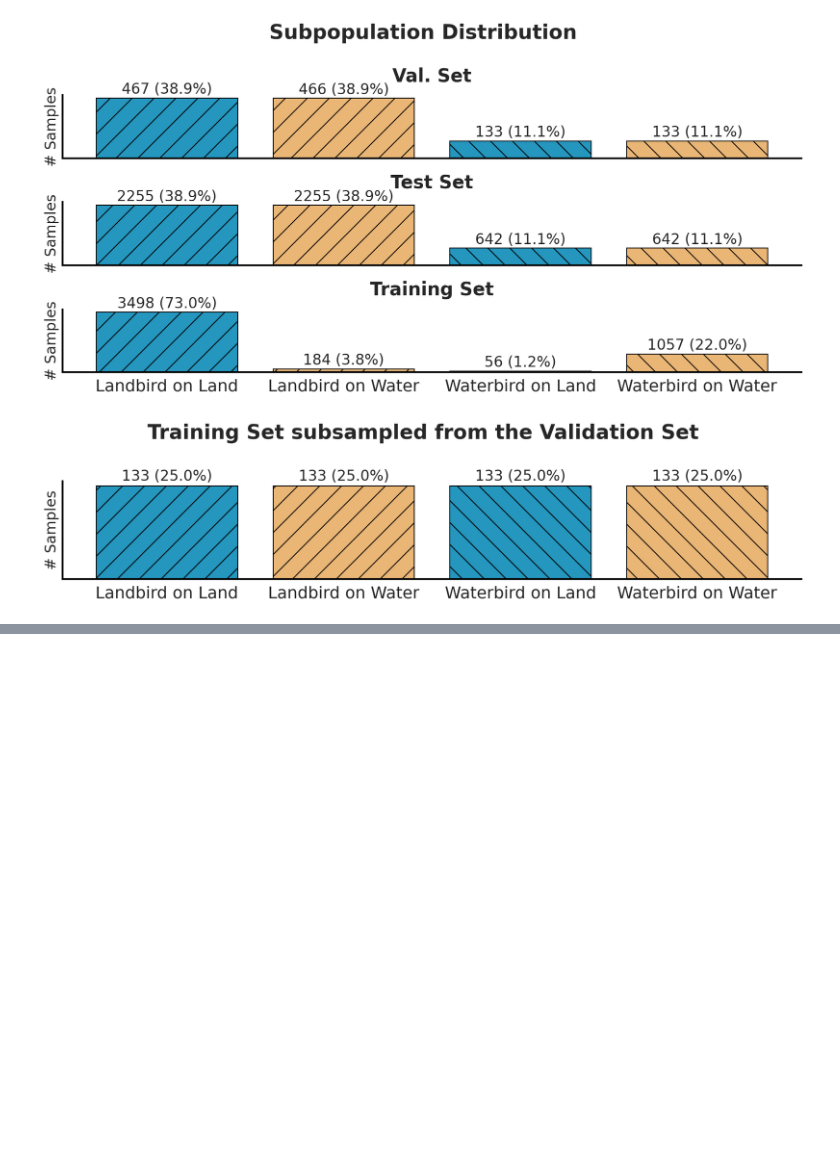
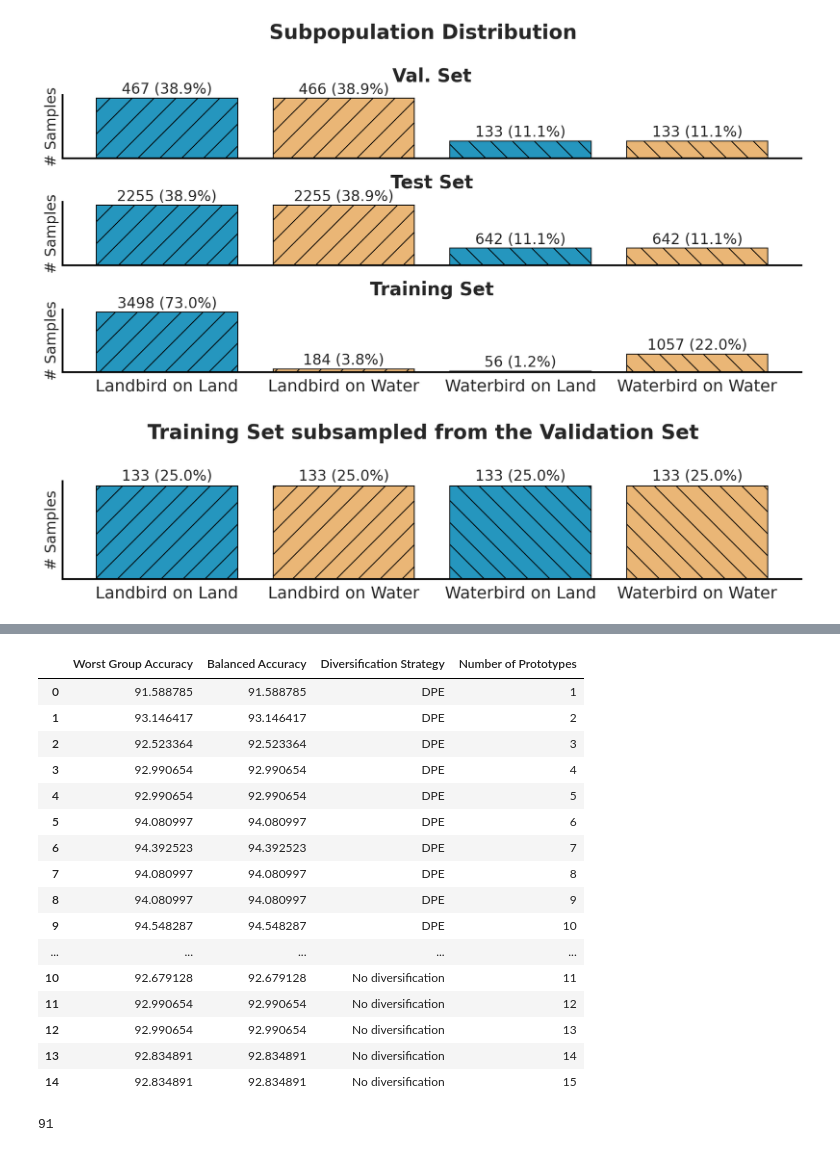
Before and after one commit to minhto2802/DPE, a Jupyter notebook: notebooks/01_waterbirds_with_attribute_annotation.ipynb, the cells around one changed output, grey strips where cells are left out. Cells and saved outputs as stored; diff of their text form; code cells hidden in the pictures; blank space fills up the shorter version.

```diff
--- a/notebooks/01_waterbirds_with_attribute_annotation.ipynb
+++ b/notebooks/01_waterbirds_with_attribute_annotation.ipynb
@@ -323,0 +310,24 @@ _ = axes[1].set_xlabel('Number of Prototypes (Per Class)')
+# %%
+df
+# %% [output]
+|  | Worst Group Accuracy | Balanced Accuracy | Diversification Strategy | Number of Prototypes |
+| 0 | 91.588785 | 91.588785 | DPE | 1 |
+| 1 | 93.146417 | 93.146417 | DPE | 2 |
+| 2 | 92.523364 | 92.523364 | DPE | 3 |
+| 3 | 92.990654 | 92.990654 | DPE | 4 |
+| 4 | 92.990654 | 92.990654 | DPE | 5 |
+| 5 | 94.080997 | 94.080997 | DPE | 6 |
+| 6 | 94.392523 | 94.392523 | DPE | 7 |
+| 7 | 94.080997 | 94.080997 | DPE | 8 |
+| 8 | 94.080997 | 94.080997 | DPE | 9 |
+| 9 | 94.548287 | 94.548287 | DPE | 10 |
+| ... | ... | ... | ... | ... |
+| 10 | 92.679128 | 92.679128 | No diversification | 11 |
+| 11 | 92.990654 | 92.990654 | No diversification | 12 |
+| 12 | 92.990654 | 92.990654 | No diversification | 13 |
+| 13 | 92.834891 | 92.834891 | No diversification | 14 |
+| 14 | 92.834891 | 92.834891 | No diversification | 15 |
+# %%
+int(df['Worst Group Accuracy'].min())
+# %% [output]
+91
```
Also changed, not shown: parts of 6 cells of this notebook, 2 other files.
